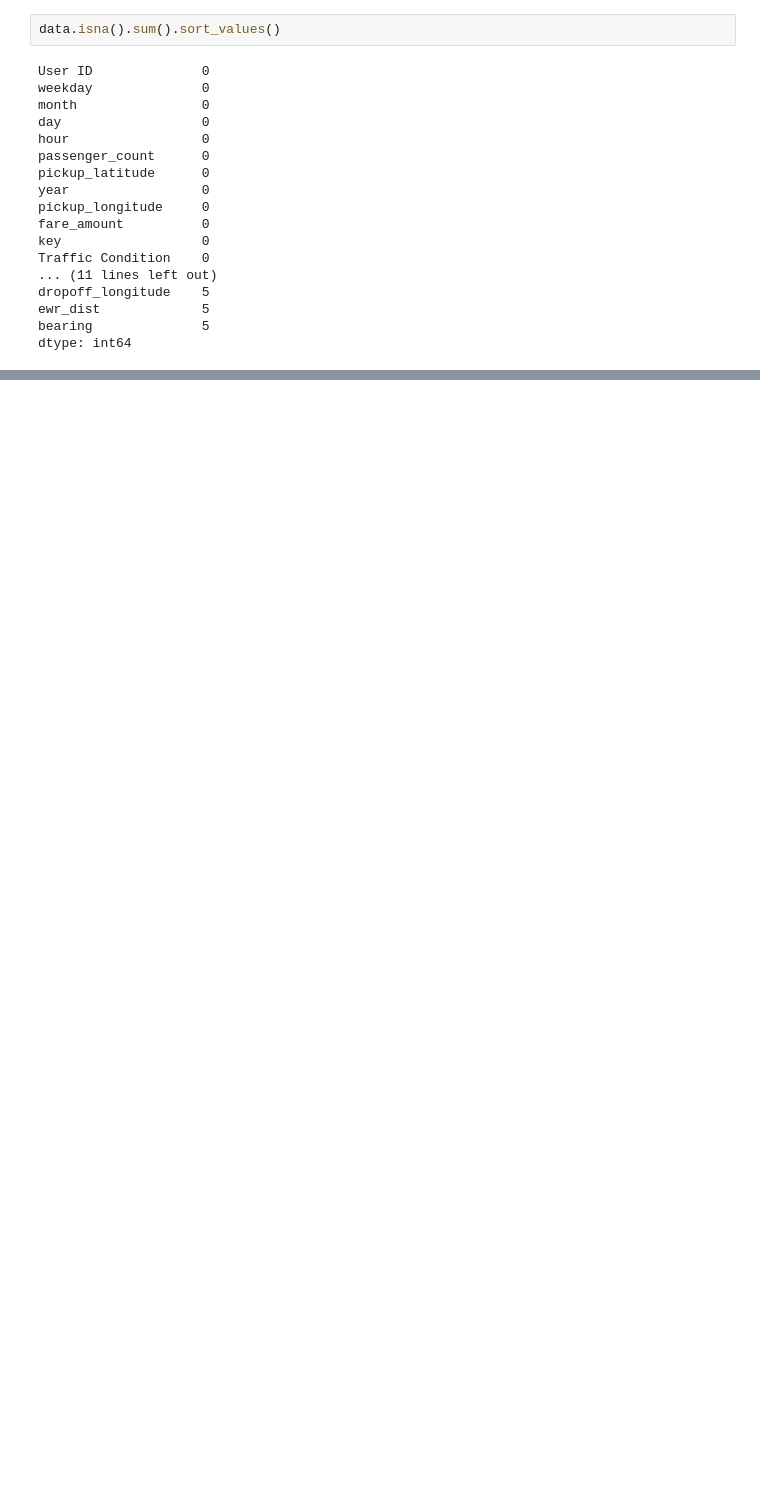
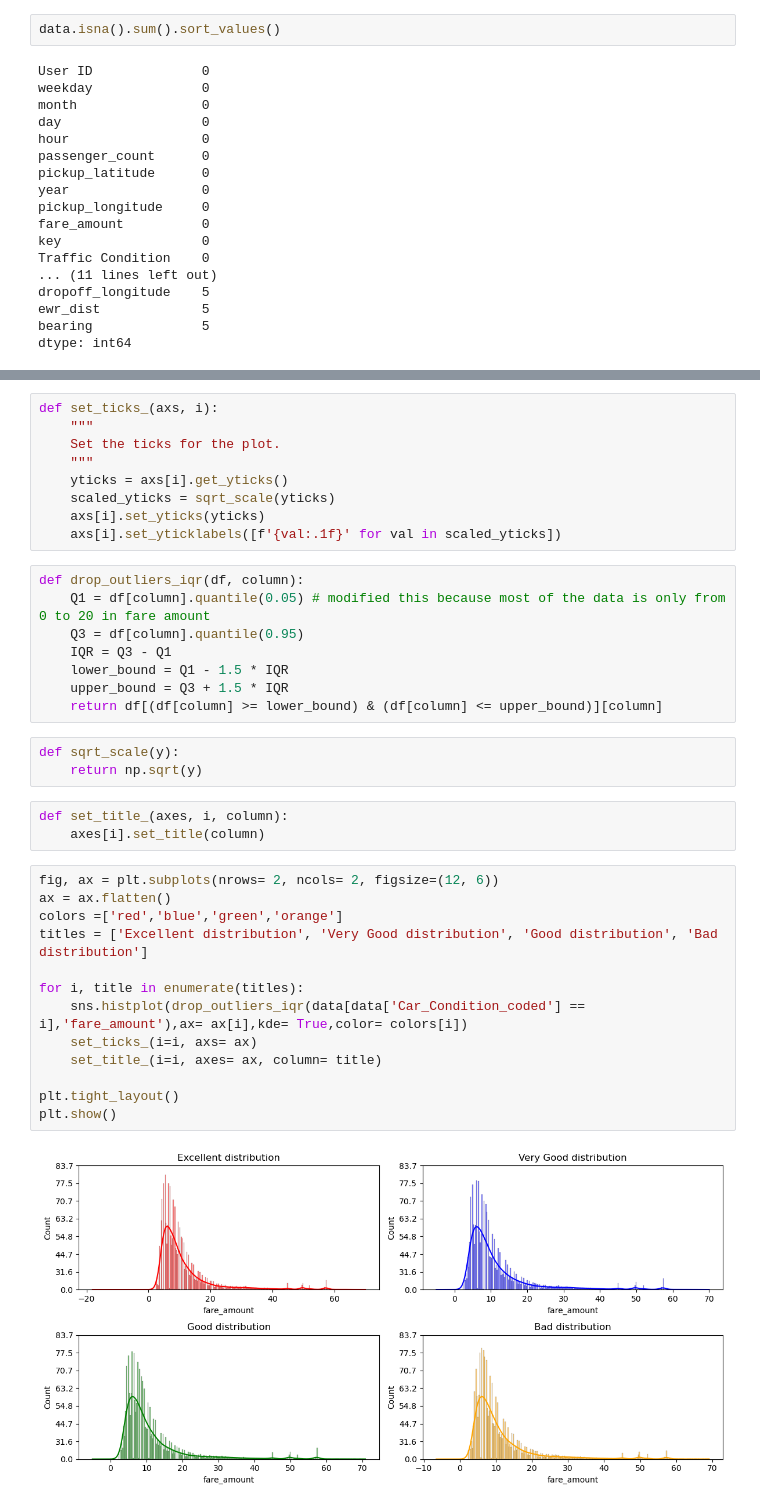
Before and after one commit to zizoisprogramming/Car-travels, a Jupyter notebook: car_travels.ipynb, the cells around one changed output, grey strips where cells are left out. Drawn from its saved outputs; the diff is of its cells as text; blank space fills up the shorter version.

```diff
--- a/car_travels.ipynb
+++ b/car_travels.ipynb
@@ -335,0 +113,38 @@ traffic_car
+# %%
+def set_ticks_(axs, i):
+    """
+    Set the ticks for the plot.
+    """
+    yticks = axs[i].get_yticks()
+    scaled_yticks = sqrt_scale(yticks)
+    axs[i].set_yticks(yticks)
+    axs[i].set_yticklabels([f'{val:.1f}' for val in scaled_yticks])
+# %%
+def drop_outliers_iqr(df, column):
+    Q1 = df[column].quantile(0.05) # modified this because most of the data is only from 0 to 20 in fare amount
+    Q3 = df[column].quantile(0.95)
+    IQR = Q3 - Q1
+    lower_bound = Q1 - 1.5 * IQR
+    upper_bound = Q3 + 1.5 * IQR
+    return df[(df[column] >= lower_bound) & (df[column] <= upper_bound)][column]
+# %%
+def sqrt_scale(y):
+    return np.sqrt(y)
+# %%
+def set_title_(axes, i, column):
+    axes[i].set_title(column)
+# %%
+fig, ax = plt.subplots(nrows= 2, ncols= 2, figsize=(12, 6))
+ax = ax.flatten()
+colors =['red','blue','green','orange']
+titles = ['Excellent distribution', 'Very Good distribution', 'Good distribution', 'Bad distribution']
+
+for i, title in enumerate(titles):
+    sns.histplot(drop_outliers_iqr(data[data['Car_Condition_coded'] == i],'fare_amount'),ax= ax[i],kde= True,color= colors[i])
+    set_ticks_(i=i, axs= ax)
+    set_title_(i=i, axes= ax, column= title)
+
+plt.tight_layout()
+plt.show()
+# %% [output]
+[figure, added]
```
Also changed, not shown: parts of 39 cells of this notebook.
